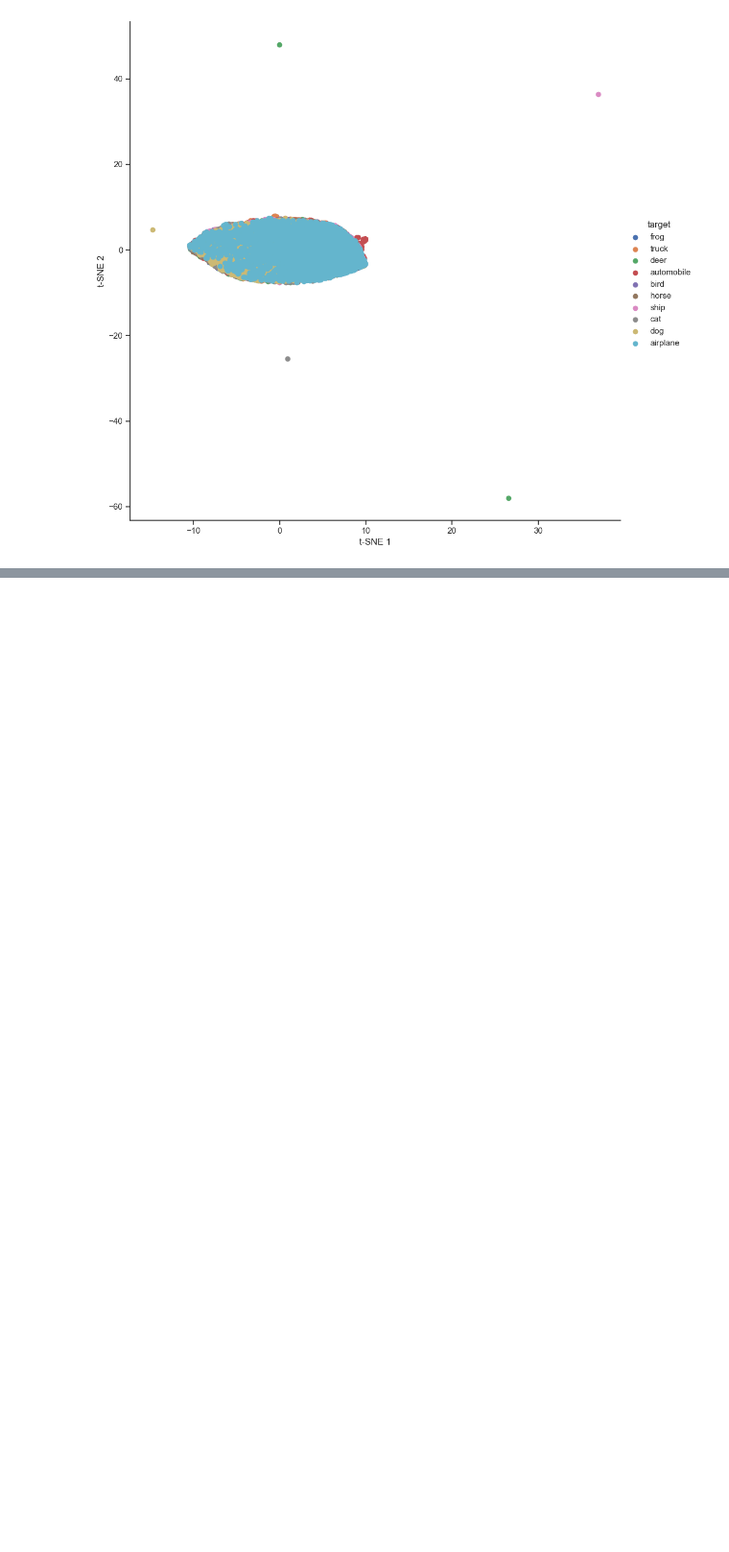
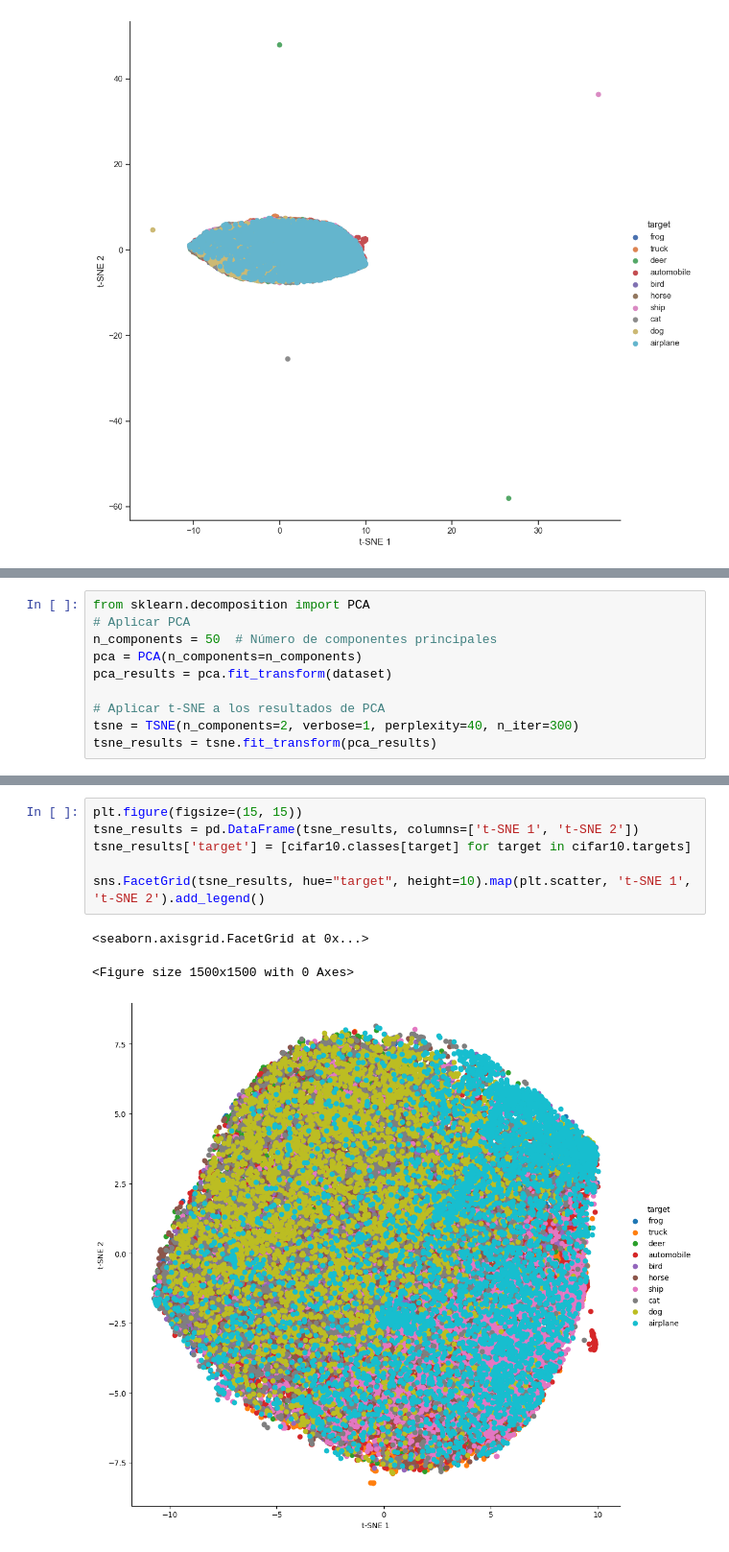
Before and after one commit to leonardocandio/lab3, a Jupyter notebook: notebooks/lab3_notebook.ipynb, the cells around one changed output, grey strips where cells are left out. Shown at 96% size. Saved outputs shown, nothing was run; the diff lists cells and outputs as text; blank space fills up the shorter version.

```diff
--- a/notebooks/lab3_notebook.ipynb
+++ b/notebooks/lab3_notebook.ipynb
@@ -89,0 +95,10 @@ sns.FacetGrid(tsne_results, hue="target", height=10).map(plt.scatter, 't-SNE 1',
+# %%
+from sklearn.decomposition import PCA
+# Aplicar PCA
+n_components = 50  # Número de componentes principales
+pca = PCA(n_components=n_components)
+pca_results = pca.fit_transform(dataset)
+
+# Aplicar t-SNE a los resultados de PCA
+tsne = TSNE(n_components=2, verbose=1, perplexity=40, n_iter=300)
+tsne_results = tsne.fit_transform(pca_results)
@@ -89,0 +123,10 @@ sns.FacetGrid(tsne_results, hue="target", height=10).map(plt.scatter, 't-SNE 1',
+# %%
+plt.figure(figsize=(15, 15))
+tsne_results = pd.DataFrame(tsne_results, columns=['t-SNE 1', 't-SNE 2'])
+tsne_results['target'] = [cifar10.classes[target] for target in cifar10.targets]
+
+sns.FacetGrid(tsne_results, hue="target", height=10).map(plt.scatter, 't-SNE 1', 't-SNE 2').add_legend()
+# %% [output]
+<seaborn.axisgrid.FacetGrid at 0x...>
+<Figure size 1500x1500 with 0 Axes>
+[figure, added]
```
Also changed, not shown: parts of 12 cells of this notebook.
